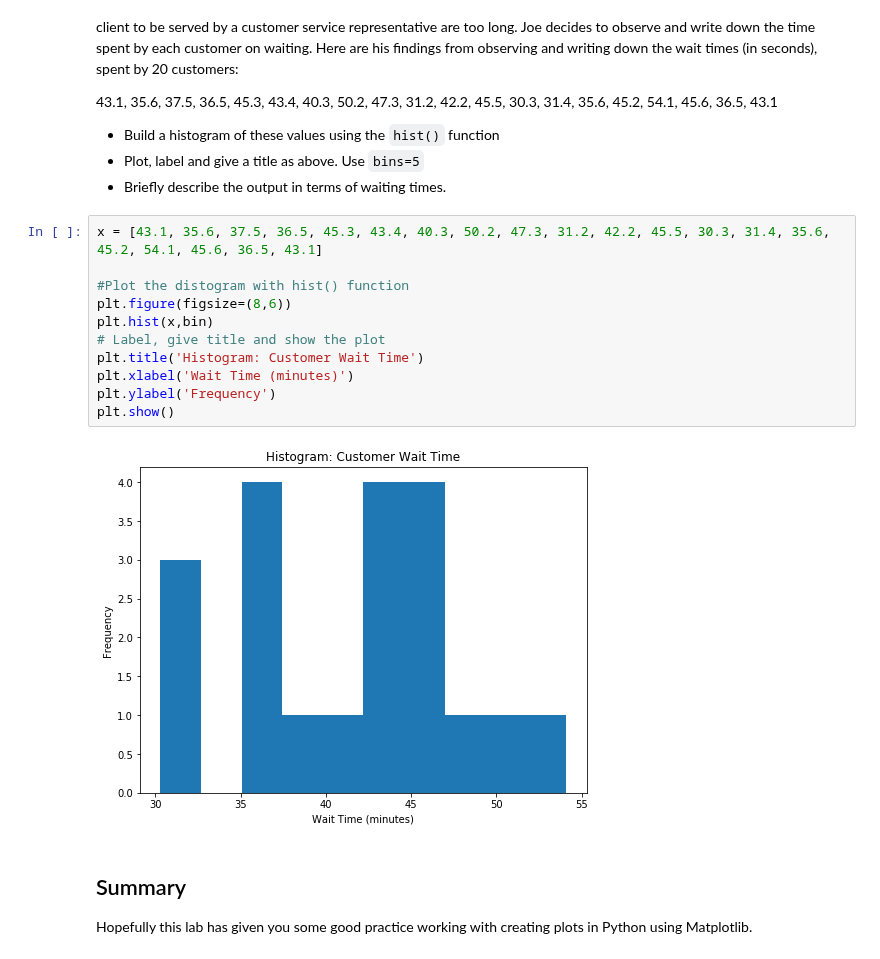
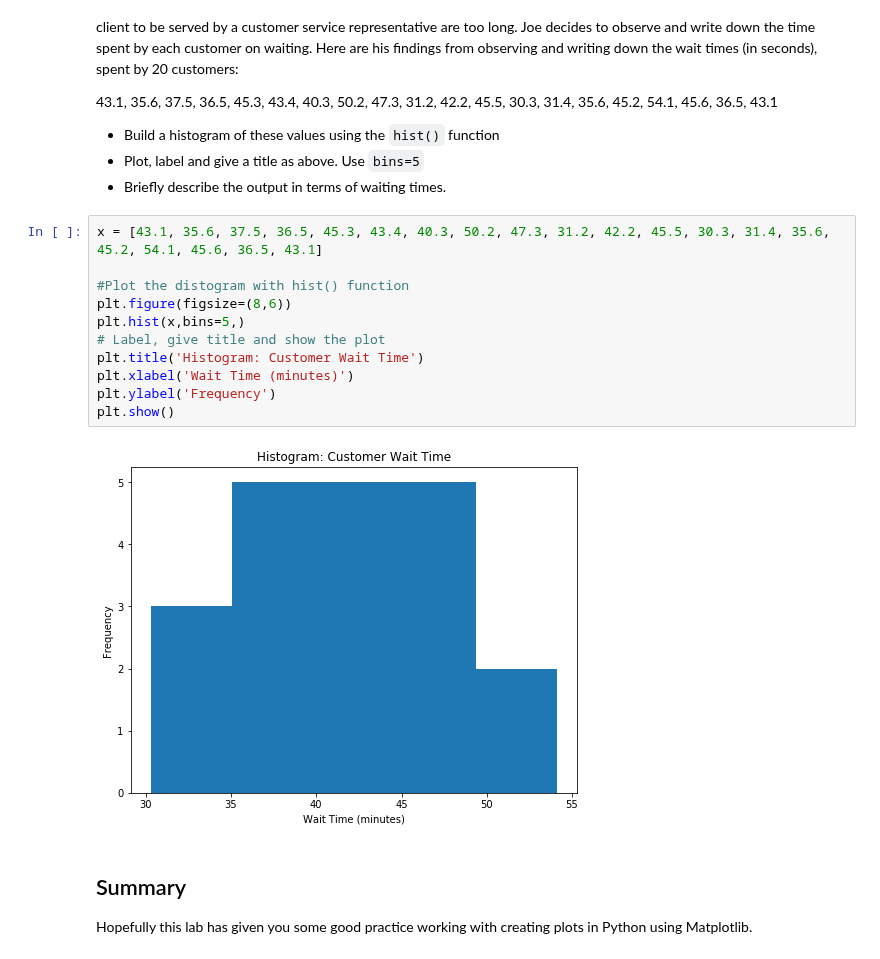
Before and after one commit to chrised209/dsc-data-viz-lab-houston-ds-071519, a Jupyter notebook: index.ipynb, the cells around one changed output. Cells and saved outputs as stored; diff of their text form.

```diff
--- a/index.ipynb
+++ b/index.ipynb
@@ -92,16 +92,16 @@ Joe is the branch manager at a bank. Recently, Joe been receiving customer feedb
 # %%
 x = [43.1, 35.6, 37.5, 36.5, 45.3, 43.4, 40.3, 50.2, 47.3, 31.2, 42.2, 45.5, 30.3, 31.4, 35.6, 45.2, 54.1, 45.6, 36.5, 43.1]
 
 #Plot the distogram with hist() function
 plt.figure(figsize=(8,6))
-plt.hist(x,bin)
+plt.hist(x,bins=5,)
 # Label, give title and show the plot
 plt.title('Histogram: Customer Wait Time')
 plt.xlabel('Wait Time (minutes)')
 plt.ylabel('Frequency')
 plt.show()
 # %% [output]
-[figure, old version]
+[figure, new version]
 # %% [markdown]
 ## Summary
 
```
